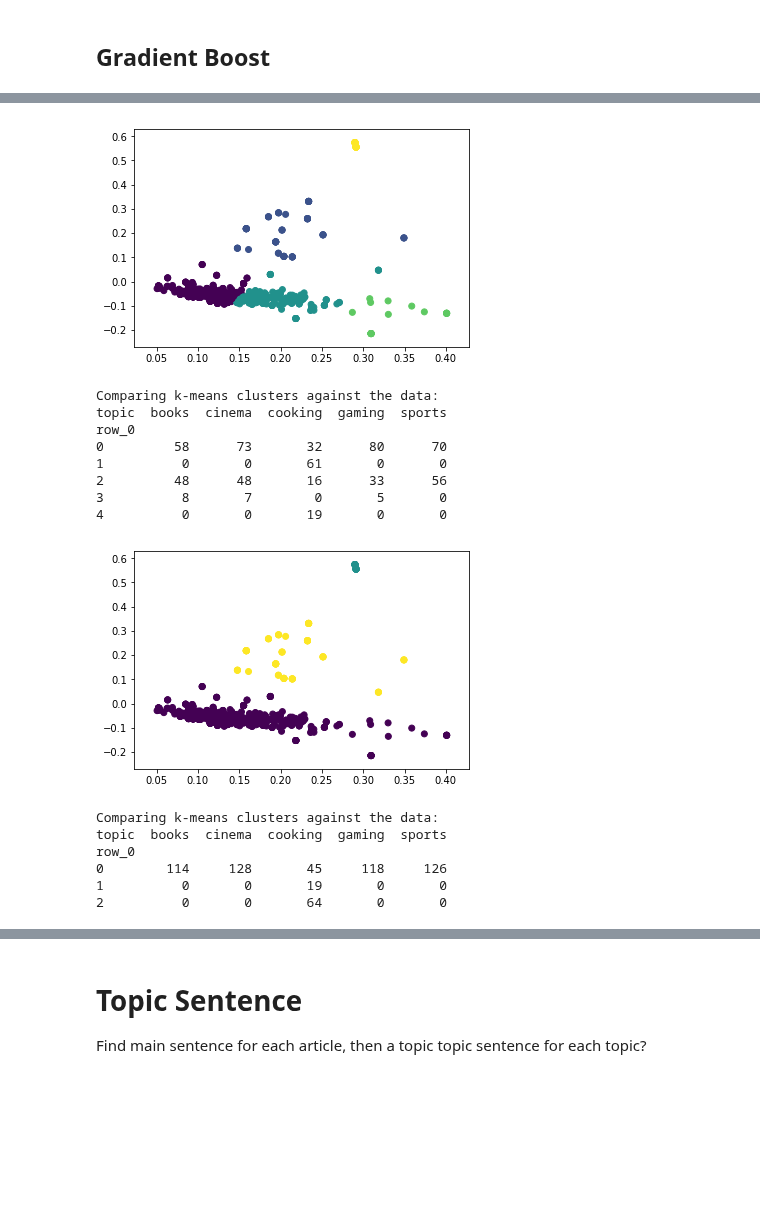
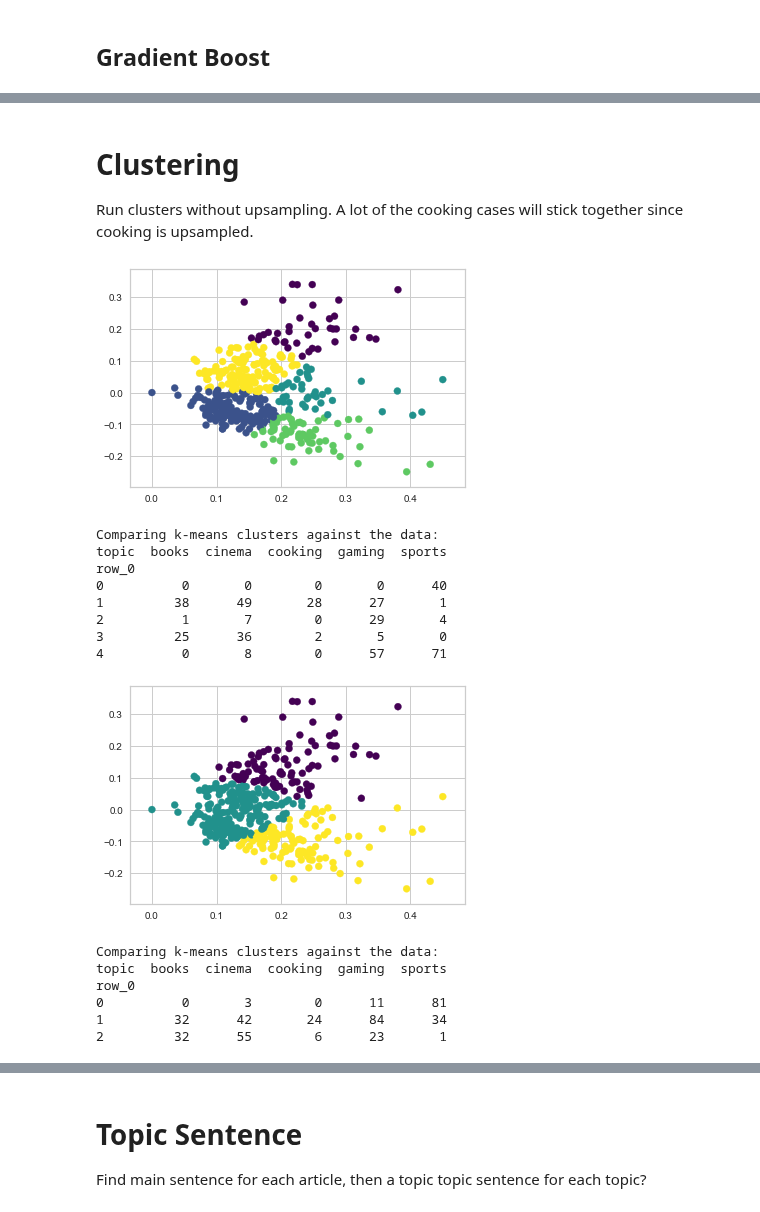
Before and after one commit to jlinGG/Thinkful-DS-Bootcamp, a Jupyter notebook: Final Capstone project.ipynb, the cells around one changed output, grey strips where cells are left out. Drawn from its saved outputs; the diff is of its cells as text; code cells hidden in the pictures; blank space fills up the shorter version.

```diff
--- a/Final Capstone project.ipynb
+++ b/Final Capstone project.ipynb
@@ -285,30 +296,3 @@ cinema     100
 books       72
 cooking     30
 Name: topic, dtype: int64
-# %%
-# Upsample categories so they are 128
-df_majority = df[df.topic=='gaming']
-
-df_cooking = resample(df[df['topic'] == 'cooking'],
-                                 replace=True,     # sample with replacement
-                                 n_samples=len(df_majority))    # to match majority class
-
-df_books = resample(df[df['topic'] == 'books'],
-                                 replace=True,     # sample with replacement
-                                 n_samples=len(df_majority))    # to match majority class
-
-df_cinema = resample(df[df['topic'] == 'cinema'],
-                                 replace=True,     # sample with replacement
-                                 n_samples=len(df_majority))    # to match majority class
-
-df_sports = resample(df[df['topic'] == 'sports'],
-                                 replace=True,     # sample with replacement
-                                 n_samples=len(df_majority))    # to match majority class
-
-# Combine majority class with upsampled minority class
-df = pd.concat([df_majority, df_sports, df_cinema, df_books, df_cooking])
-
-df = df.reset_index(drop=True)
-
-# Display new class counts
-df.topic.value_counts()
@@ -419,14 +479,14 @@ Tf_idf vector: {'available': 0.13539654568635223, 'players': 0.04122997691864269
 Training models to recognize topics.
 # %%
 # Train-test split
-Y = df['topic']
-X = X_tfidf
+Y2 = df2['topic']
+X2 = X2_tfidf
 
-X_train, X_test, y_train, y_test = train_test_split(X,
-                                                    Y,
+X2_train, X2_test, y2_train, y2_test = train_test_split(X2,
+                                                    Y2,
                                                     test_size=0.3,
                                                     random_state=0,
-                                                    stratify=Y
+                                                    stratify=Y2
                                                    )
 # %% [markdown]
 ## Random Forest
@@ -529,3 +655,7 @@ pd.crosstab(y_test, y_pred, rownames=['True'], colnames=['Predicted'], margins=T
+# %% [markdown]
+# Clustering
+
+Run clusters without upsampling.  A lot of the cooking cases will stick together since cooking is upsampled.
 # %%
 # We are limiting our feature space to 2 components here.
 #  This makes it easier to graph and see the clusters.
@@ -541,41 +671,41 @@ X_svd = svd.fit_transform(X_norm)
 y_pred = KMeans(n_clusters=5, random_state=42).fit_predict(X_svd)
 
 # Plot the solution.
-plt.scatter(X_svd[:, 0], X_svd[:, 1], c=y_pred)
+plt.scatter(X_svd[:, 0], X_svd[:, 1], c=y_pred, cmap='viridis')
 plt.show()
 
 # Check the solution against the data.
 print('Comparing k-means clusters against the data:')
 print(pd.crosstab(y_pred, Y))
 # %% [output]
-[figure, old version]
+[figure, new version]
 Comparing k-means clusters against the data:
 topic  books  cinema  cooking  gaming  sports
 row_0
-0         58      73       32      80      70
-1          0       0       61       0       0
-2         48      48       16      33      56
-3          8       7        0       5       0
-4          0       0       19       0       0
+0          0       0        0       0      40
+1         38      49       28      27       1
+2          1       7        0      29       4
+3         25      36        2       5       0
+4          0       8        0      57      71
 # %%
 # Calculate predicted values.
 y_pred = KMeans(n_clusters=3, random_state=42).fit_predict(X_svd)
 
 # Plot the solution.
-plt.scatter(X_svd[:, 0], X_svd[:, 1], c=y_pred)
+plt.scatter(X_svd[:, 0], X_svd[:, 1], c=y_pred, cmap='viridis')
 plt.show()
 
 # Check the solution against the data.
 print('Comparing k-means clusters against the data:')
 print(pd.crosstab(y_pred, Y))
 # %% [output]
-[figure, old version]
+[figure, new version]
 Comparing k-means clusters against the data:
 topic  books  cinema  cooking  gaming  sports
 row_0
-0        114     128       45     118     126
-1          0       0       19       0       0
-2          0       0       64       0       0
+0          0       3        0      11      81
+1         32      42       24      84      34
+2         32      55        6      23       1
 # %%
 # Calculate predicted values.
 y_pred = KMeans(n_clusters=4, random_state=42).fit_predict(X_svd)
```
Also changed, not shown: parts of 60 cells of this notebook.
